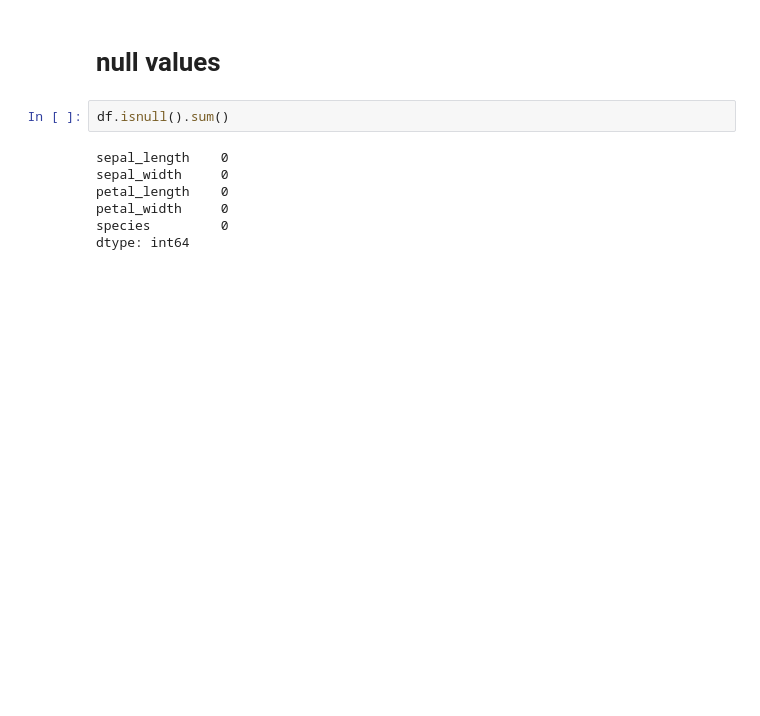
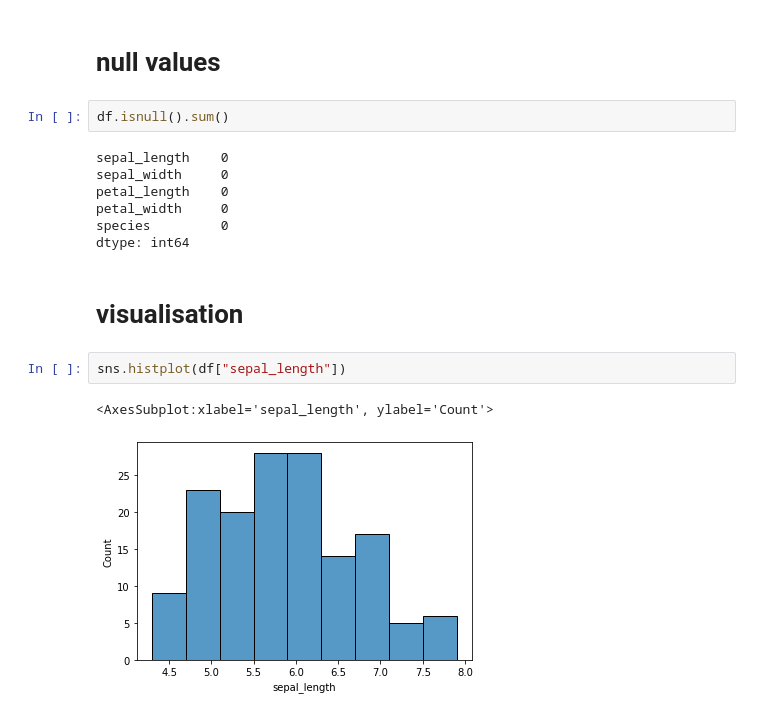
Before and after one commit to iPawanArya/git-github-intro, a Jupyter notebook: analysis.ipynb, the cells around one changed output. Cells and saved outputs as stored; diff of their text form; blank space fills up the shorter version.

```diff
--- a/analysis.ipynb
+++ b/analysis.ipynb
@@ -58,3 +58,10 @@ petal_length    0
 petal_width     0
 species         0
 dtype: int64
+# %% [markdown]
+# visualisation
+# %%
+sns.histplot(df["sepal_length"])
+# %% [output]
+<AxesSubplot:xlabel='sepal_length', ylabel='Count'>
+[figure, added]
```
Also changed, not shown: parts of 1 cell of this notebook.
